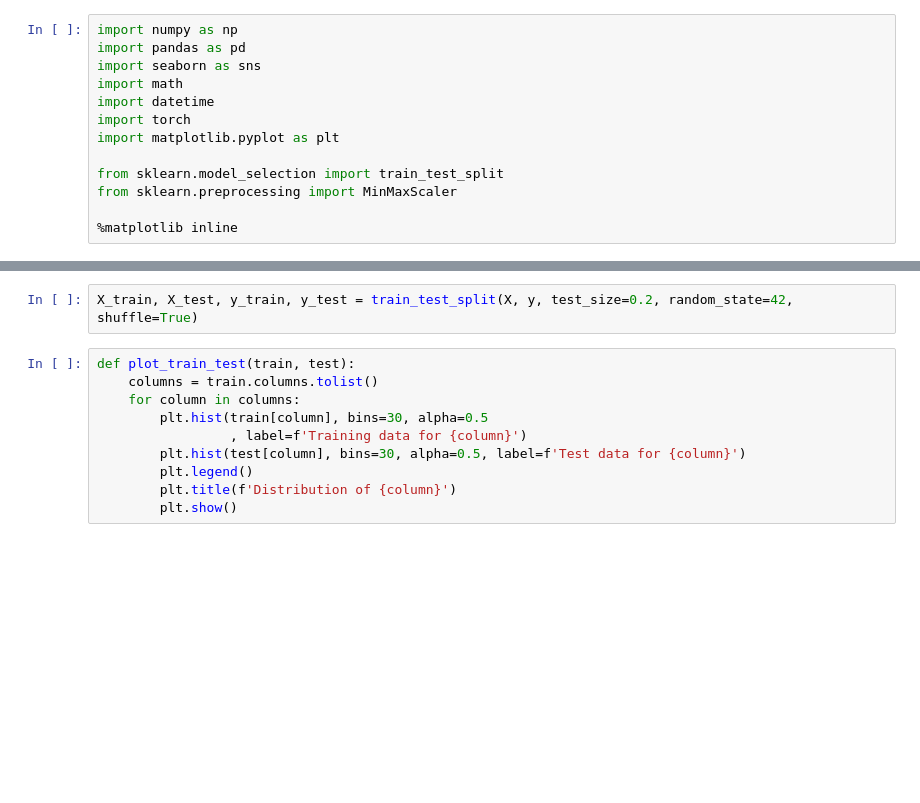
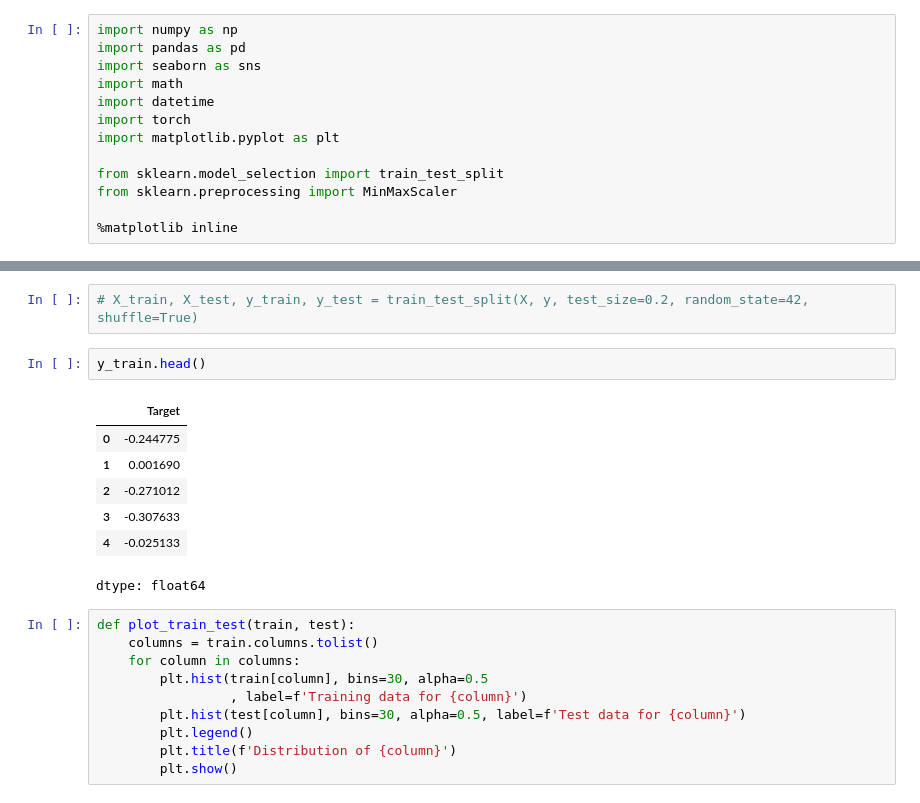
Before and after one commit to Thomas101Shen/Dynamic_hedging, a Jupyter notebook: FNN_residuals.ipynb, the cells around one changed output, grey strips where cells are left out. Cells and saved outputs as stored; diff of their text form; blank space fills up the shorter version.

```diff
--- a/FNN_residuals.ipynb
+++ b/FNN_residuals.ipynb
@@ -98,5 +68,15 @@ dtype: float64
 # %%
-X_train, X_test, y_train, y_test = train_test_split(X, y, test_size=0.2, random_state=42, shuffle=True)
+# X_train, X_test, y_train, y_test = train_test_split(X, y, test_size=0.2, random_state=42, shuffle=True)
+# %%
+y_train.head()
+# %% [output]
+|  | Target |
+| 0 | -0.244775 |
+| 1 | 0.001690 |
+| 2 | -0.271012 |
+| 3 | -0.307633 |
+| 4 | -0.025133 |
+dtype: float64
 # %%
 def plot_train_test(train, test):
     columns = train.columns.tolist()
```
Also changed, not shown: parts of 9 cells of this notebook.
